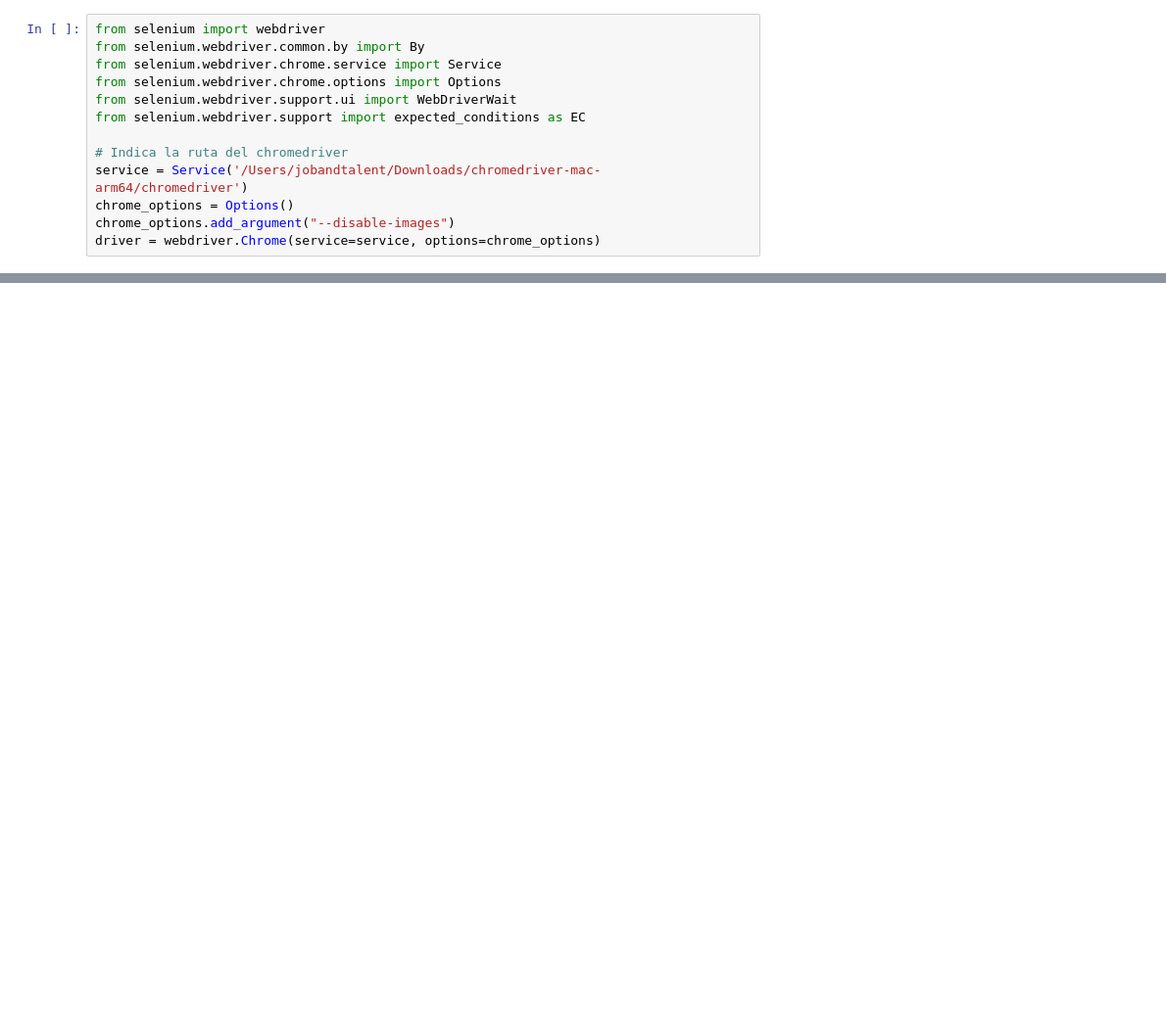
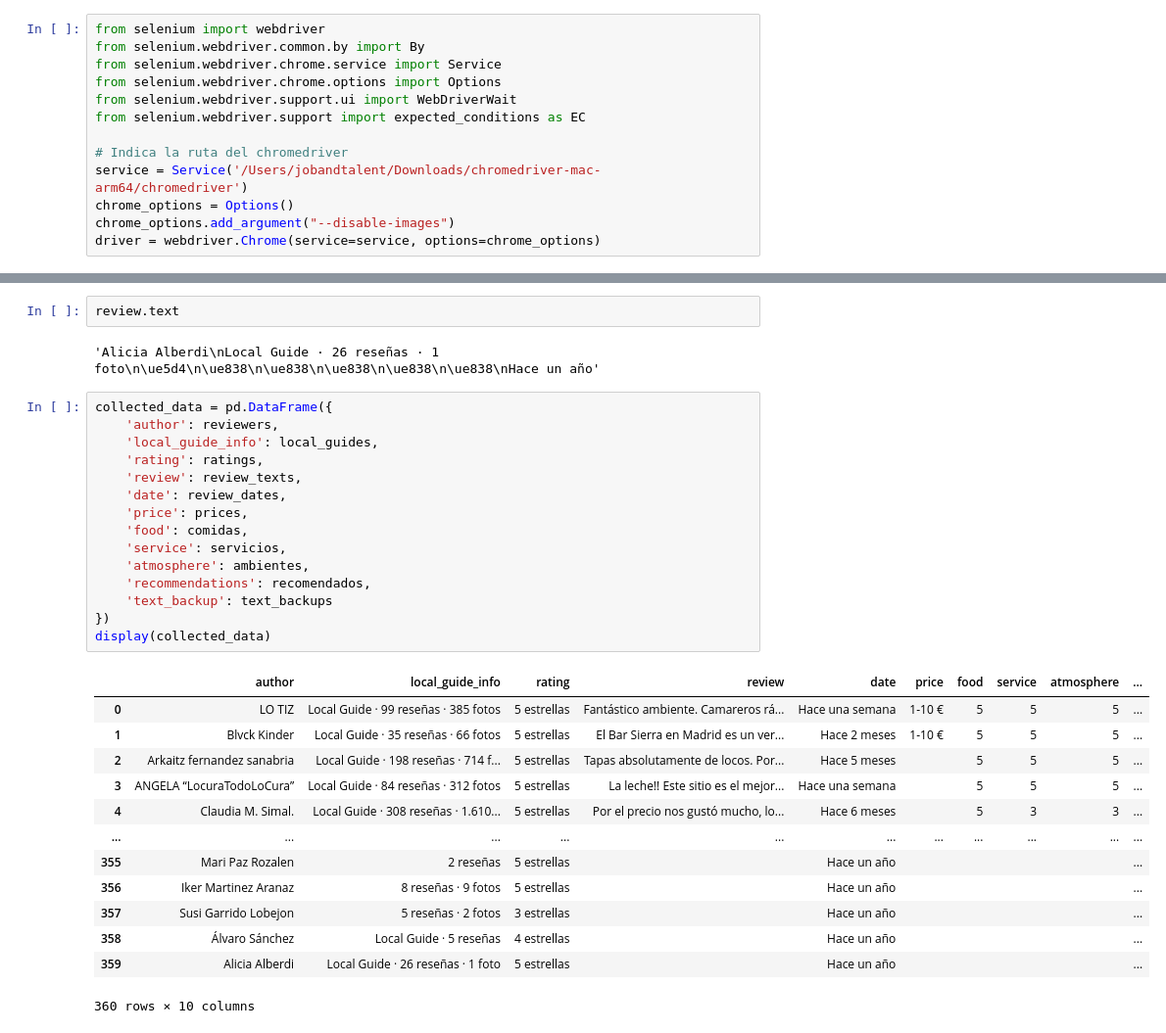
Before and after one commit to EAlmazanG/sensentiment-analysis-reviews, a Jupyter notebook: notebooks/scraping.ipynb, the cells around one changed output, grey strips where cells are left out. Shown at 98% size. Saved outputs shown, nothing was run; the diff lists cells and outputs as text; blank space fills up the shorter version.

```diff
--- a/notebooks/scraping.ipynb
+++ b/notebooks/scraping.ipynb
@@ -200,0 +265,33 @@ df[df['Autor'] == "Jesús Millón"]
+# %%
+review.text
+# %% [output]
+'Alicia Alberdi\nLocal Guide · 26 reseñas · 1 foto\n\ue5d4\n\ue838\n\ue838\n\ue838\n\ue838\n\ue838\nHace un año'
+# %%
+collected_data = pd.DataFrame({
+    'author': reviewers,
+    'local_guide_info': local_guides,
+    'rating': ratings,
+    'review': review_texts,
+    'date': review_dates,
+    'price': prices,
+    'food': comidas,
+    'service': servicios,
+    'atmosphere': ambientes,
+    'recommendations': recomendados,
+    'text_backup': text_backups
+})
+display(collected_data)
+# %% [output]
+|  | author | local_guide_info | rating | review | date | price | food | service | atmosphere | ... |
+| 0 | LO TIZ | Local Guide · 99 reseñas · 385 fotos | 5 estrellas | Fantástico ambiente. Camareros rá... | Hace una semana | 1-10 € | 5 | 5 | 5 | ... |
+| 1 | Blvck Kinder | Local Guide · 35 reseñas · 66 fotos | 5 estrellas | El Bar Sierra en Madrid es un ver... | Hace 2 meses | 1-10 € | 5 | 5 | 5 | ... |
+| 2 | Arkaitz fernandez sanabria | Local Guide · 198 reseñas · 714 f... | 5 estrellas | Tapas absolutamente de locos. Por... | Hace 5 meses |  | 5 | 5 | 5 | ... |
+| 3 | ANGELA “LocuraTodoLoCura” | Local Guide · 84 reseñas · 312 fotos | 5 estrellas | La leche!! Este sitio es el mejor... | Hace una semana |  | 5 | 5 | 5 | ... |
+| 4 | Claudia M. Simal. | Local Guide · 308 reseñas · 1.610... | 5 estrellas | Por el precio nos gustó mucho, lo... | Hace 6 meses |  | 5 | 3 | 3 | ... |
+| ... | ... | ... | ... | ... | ... | ... | ... | ... | ... | ... |
+| 355 | Mari Paz Rozalen | 2 reseñas | 5 estrellas |  | Hace un año |  |  |  |  | ... |
+| 356 | Iker Martinez Aranaz | 8 reseñas · 9 fotos | 5 estrellas |  | Hace un año |  |  |  |  | ... |
+| 357 | Susi Garrido Lobejon | 5 reseñas · 2 fotos | 3 estrellas |  | Hace un año |  |  |  |  | ... |
+| 358 | Álvaro Sánchez | Local Guide · 5 reseñas | 4 estrellas |  | Hace un año |  |  |  |  | ... |
+| 359 | Alicia Alberdi | Local Guide · 26 reseñas · 1 foto | 5 estrellas |  | Hace un año |  |  |  |  | ... |
+360 rows × 10 columns
```
Also changed, not shown: parts of 14 cells of this notebook, 3 other files.
